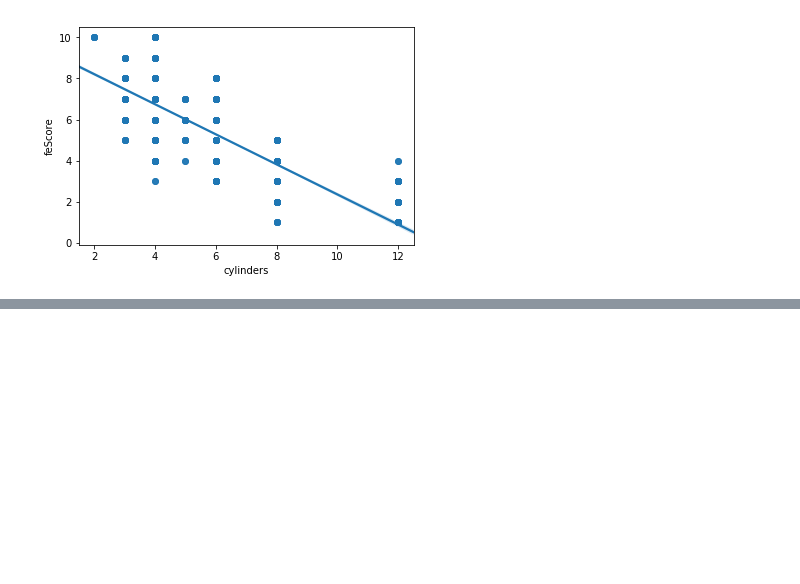
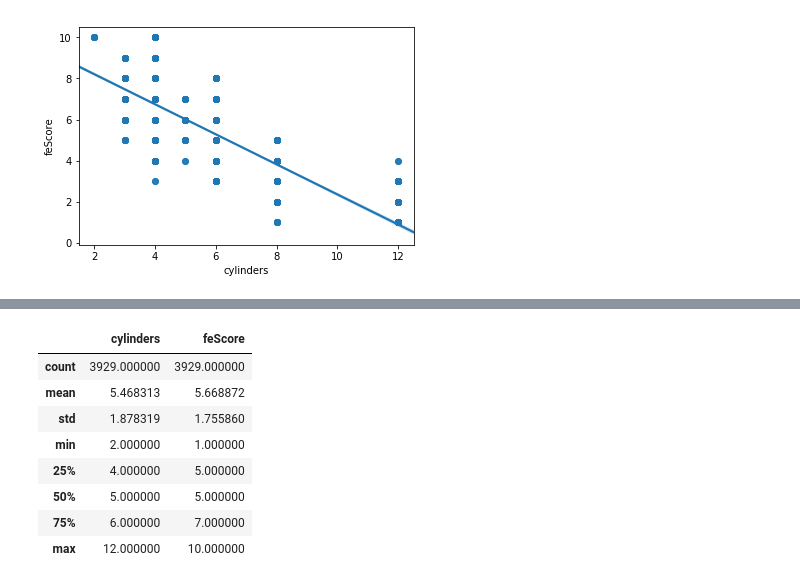
Before and after one commit to rashokanand/python_viz_matplotlib_seaborn, a Jupyter notebook: Bivariate_visualizations.ipynb, the cells around one changed output, grey strips where cells are left out. Cells and saved outputs as stored; diff of their text form; code cells hidden in the pictures; blank space fills up the shorter version.

```diff
--- a/Bivariate_visualizations.ipynb
+++ b/Bivariate_visualizations.ipynb
@@ -62,0 +90,12 @@ sb.regplot(x = 'cylinders',y = 'feScore',data = car_df);
+# %%
+car_df[['cylinders','feScore']].describe()
+# %% [output]
+|  | cylinders | feScore |
+| count | 3929.000000 | 3929.000000 |
+| mean | 5.468313 | 5.668872 |
+| std | 1.878319 | 1.755860 |
+| min | 2.000000 | 1.000000 |
+| 25% | 4.000000 | 5.000000 |
+| 50% | 5.000000 | 5.000000 |
+| 75% | 6.000000 | 7.000000 |
+| max | 12.000000 | 10.000000 |
```
Also changed, not shown: parts of 4 cells of this notebook.
